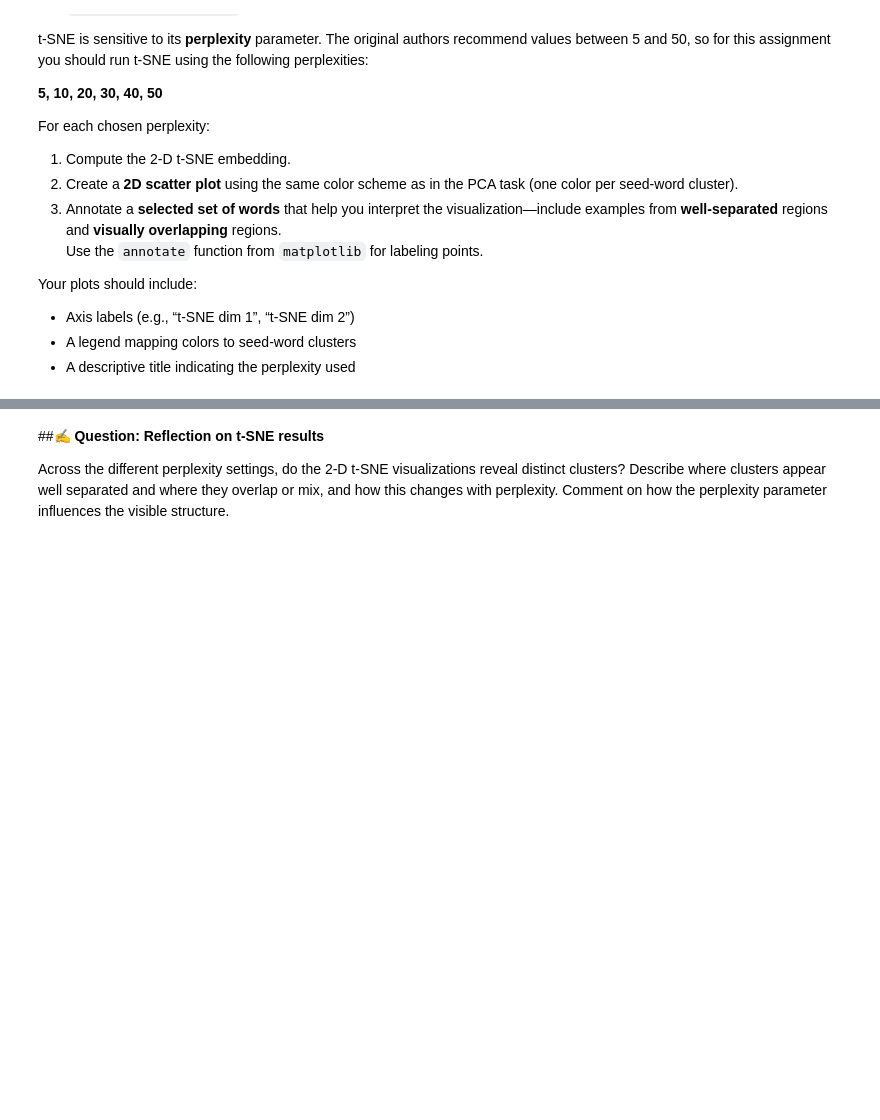
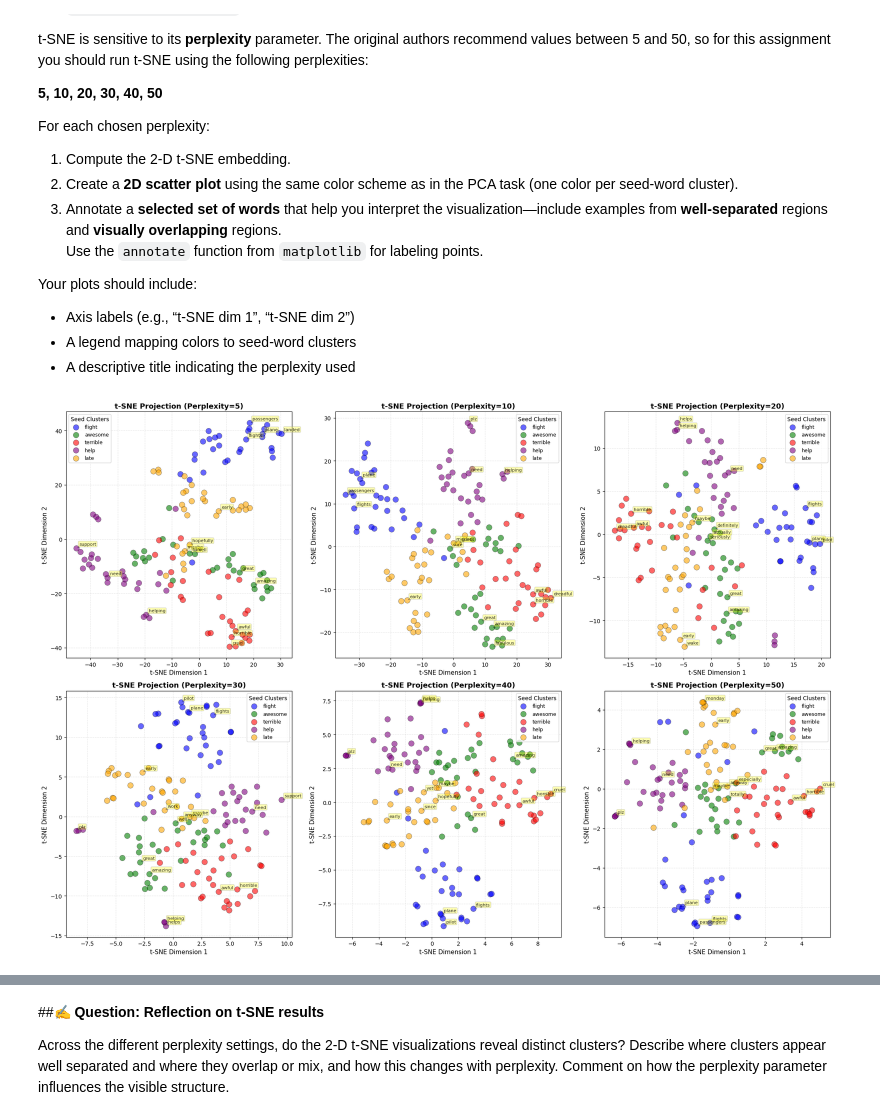
Before and after one commit to Magraz/ml-class, a Jupyter notebook: Assignment_4/IA4_2025.ipynb, the cells around one changed output, grey strips where cells are left out. Cells and saved outputs as stored; diff of their text form; code cells hidden in the pictures; blank space fills up the shorter version.

```diff
--- a/Assignment_4/IA4_2025.ipynb
+++ b/Assignment_4/IA4_2025.ipynb
@@ -396,0 +596,92 @@ Your plots should include:
+# %%
+# Your code goes here
+from sklearn.manifold import TSNE
+
+# Perplexity values to test
+perplexities = [5, 10, 20, 30, 40, 50]
+
+# Create a figure with subplots for all perplexities
+fig, axes = plt.subplots(2, 3, figsize=(20, 14))
+axes = axes.flatten()
+
+for idx, perplexity in enumerate(perplexities):
+
+    # Apply t-SNE with current perplexity
+    tsne = TSNE(n_components=2, perplexity=perplexity, random_state=42, metric='euclidean')
+    word_embeddings_tsne = tsne.fit_transform(word_embeddings)
+
+    # Plot on the corresponding subplot
+    ax = axes[idx]
+
+    # Plot points for each seed word cluster
+    for seed in seed_words:
+        mask = word_labels == seed
+        ax.scatter(
+            word_embeddings_tsne[mask, 0],
+            word_embeddings_tsne[mask, 1],
+            c=seed_colors[seed],
+            label=seed,
+            alpha=0.6,
+            s=100,
+            edgecolors='black',
+            linewidth=0.5
+        )
+
+    # Select words to annotate
+    words_to_annotate = []
+
+    # Get a few words from each cluster
+    for seed in seed_words:
+        cluster_words = [w for w, l in zip(word_list, word_labels) if l == seed]
+        words_to_annotate.extend(cluster_words[:2])  # First 2 from each cluster
+
+    # Find words at extremes (well-separated) and center (overlapping)
+    tsne1_coords = word_embeddings_tsne[:, 0]
+    tsne2_coords = word_embeddings_tsne[:, 1]
+
+    # Add extreme words (well-separated regions)
+    extreme_indices = [
+        np.argmin(tsne1_coords),  # Leftmost
+        np.argmax(tsne1_coords),  # Rightmost
+        np.argmin(tsne2_coords),  # Bottom
+        np.argmax(tsne2_coords)   # Top
+    ]
+
+    for extreme_idx in extreme_indices:
+        if word_list[extreme_idx] not in words_to_annotate:
+            words_to_annotate.append(word_list[extreme_idx])
+
+    # Add words near center (overlapping regions)
+    center_dist = np.sqrt(tsne1_coords**2 + tsne2_coords**2)
+    central_indices = np.argsort(center_dist)[:3]
+    for central_idx in central_indices:
+        if word_list[central_idx] not in words_to_annotate and len(words_to_annotate) < 20:
+            words_to_annotate.append(word_list[central_idx])
+
+    # Annotate selected words
+    for word in words_to_annotate:
+        if word in word_list:
+            word_idx = word_list.index(word)
+            ax.annotate(
+                word,
+                xy=(word_embeddings_tsne[word_idx, 0], word_embeddings_tsne[word_idx, 1]),
+                xytext=(5, 5),
+                textcoords='offset points',
+                fontsize=8,
+                alpha=0.8,
+                bbox=dict(boxstyle='round,pad=0.2', facecolor='yellow', alpha=0.3, edgecolor='gray'),
+                arrowprops=dict(arrowstyle='->', connectionstyle='arc3,rad=0', alpha=0.3)
+            )
+
+    ax.set_xlabel('t-SNE Dimension 1', fontsize=11)
+    ax.set_ylabel('t-SNE Dimension 2', fontsize=11)
+    ax.set_title(f't-SNE Projection (Perplexity={perplexity})', fontsize=13, fontweight='bold')
+    ax.legend(title='Seed Clusters', fontsize=9, title_fontsize=10, loc='best')
+    ax.grid(True, alpha=0.3, linestyle='--')
+
+plt.tight_layout()
+plt.show()
+
+print("t-SNE visualizations complete!")
+# %% [output]
+[figure, added]
```
Also changed, not shown: parts of 12 cells of this notebook.
